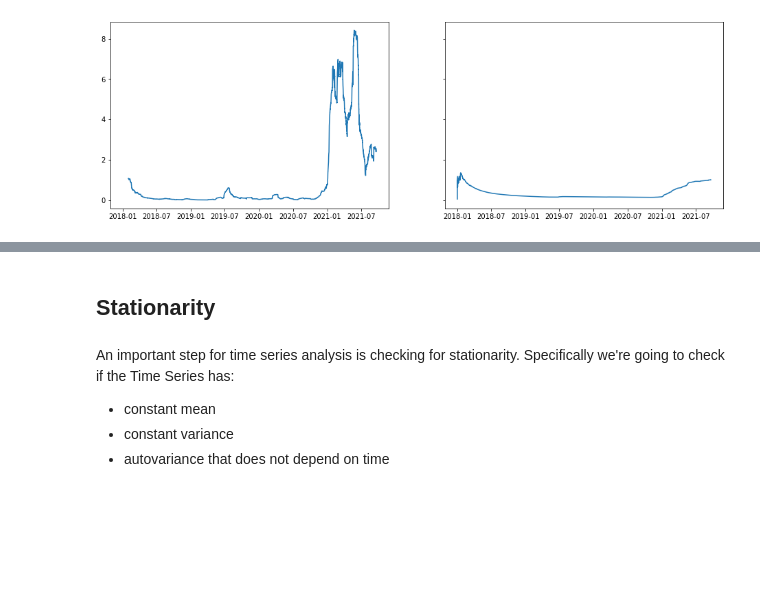
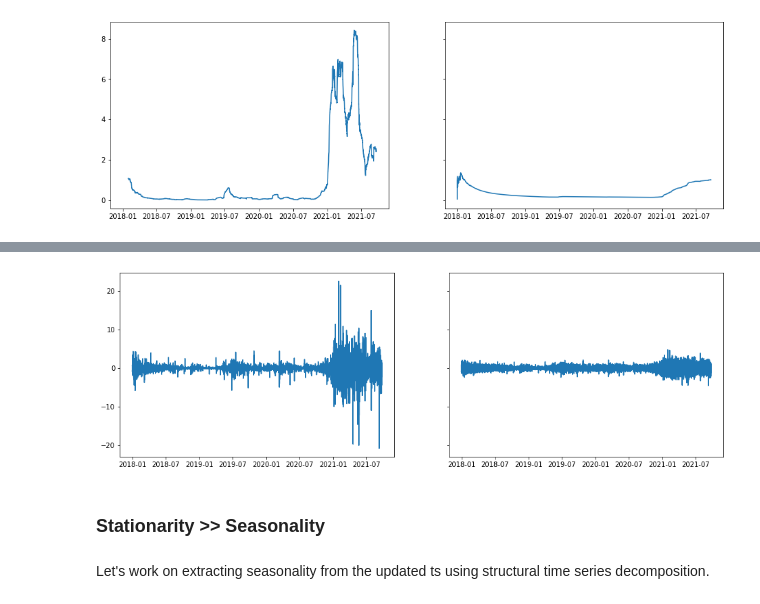
Before and after one commit to tfranza/crypto-forecasting, a Jupyter notebook: eda.ipynb, the cells around one changed output, grey strips where cells are left out. Saved outputs shown, nothing was run; the diff lists cells and outputs as text; code cells hidden in the pictures; blank space fills up the shorter version.

Commit message:
update and fixes on stationarity

```diff
--- a/eda.ipynb
+++ b/eda.ipynb
@@ -431,12 +324,0 @@ Name: Open, Length: 8760, dtype: float64
-# %%
-from statsmodels.tsa.seasonal import seasonal_decompose
-
-result = seasonal_decompose(bc_hourly_log['Open'].dropna().values, model='multiplicative', period=2000)
-
-#print(result.trend)
-#print(result.seasonal)
-#print(result.resid)
-#print(result.observed)
-result.plot()
-plt.rcParams['figure.figsize'] = (14, 9)
-plt.show()
@@ -445,7 +324,0 @@ plt.show()
-# %% [markdown]
-## Stationarity
-# %% [markdown]
-An important step for time series analysis is checking for stationarity. Specifically we're going to check if the Time Series has:
-* constant mean
-* constant variance
-* autovariance that does not depend on time
@@ -459,0 +325,8 @@ adfuller_test(bc['Target'])
+# %%
+compare_plots(zscored_ts, sqrt_zscored_ts)
+# %% [output]
+[figure, added]
+# %% [markdown]
+### Stationarity >> Seasonality
+# %% [markdown]
+Let's work on extracting seasonality from the updated ts using structural time series decomposition.
```
Also changed, not shown: parts of 36 cells of this notebook.
